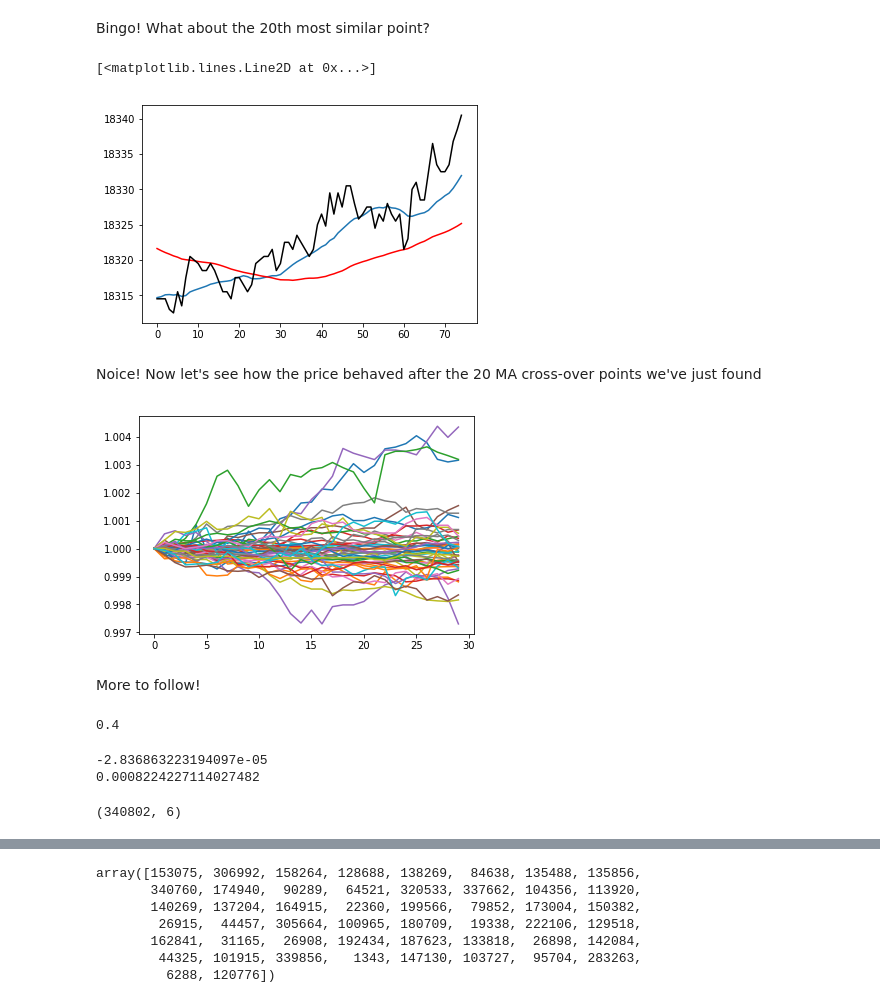
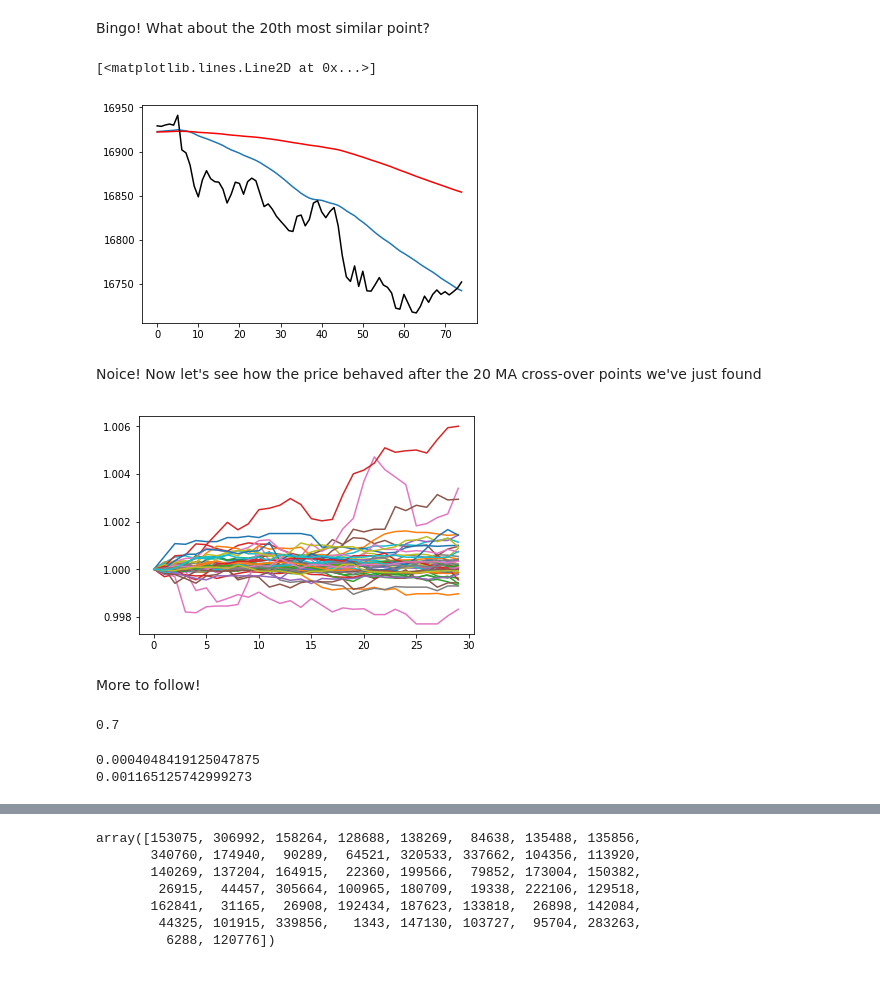
Before and after one commit to Karagul/TekNNical, a Jupyter notebook: preliminary_notes.ipynb, the cells around one changed output, grey strips where cells are left out. Cells and saved outputs as stored; diff of their text form; code cells hidden in the pictures.

```diff
--- a/preliminary_notes.ipynb
+++ b/preliminary_notes.ipynb
@@ -51,19 +51,24 @@ def similarity(MA_periods,window_size,price_dataframe,quantity):
     mov_av=np.ones((MA_periods[1],))/MA_periods[1]
     MA2=np.convolve(price, mov_av, mode='valid')
     MA2=np.hstack((np.zeros(MA_periods[1]-1),MA2))
-    reference=np.linspace(-1,.0,window_size)
+    reference=np.linspace(-1,0.5,window_size)
+    referenceMA=MA1[-window_size:]
+    referenceP=price[-window_size:]
     dMA=MA2-MA1
     ref_norm=LA.norm(reference)
+    refMA_norm=LA.norm(referenceMA)
+    refP_norm=LA.norm(referenceP)
     r=np.zeros(len(MA1))
     for i in range(max(max(MA_periods),window_size),len(dMA)-2*window_size):
-        r[i]=np.dot(reference,dMA[i-window_size/2:i+window_size/2])/(ref_norm*LA.norm(dMA[i-window_size/2:i+window_size/2]))
-#        r[i]=np.dot(reference-dMA[i-window_size/2:i+window_size/2],reference-dMA[i-window_size/2:i+window_size/2])
+        r[i]=np.dot(reference,dMA[i-window_size:i])/(ref_norm*LA.norm(dMA[i-window_size:i]))
+        #r[i]=r[i]+np.dot(referenceP,price[i-window_size:i])/(refP_norm*LA.norm(price[i-window_size:i]))
+        #r[i]=r[i]+np.dot(referenceP-price[i-window_size:i],referenceP-price[i-window_size:i])
     return MA1,MA2,r
 # %% [markdown]
 Let's try to find the cross over points between the 10 min MA and the 30 min one, looking for a cross-over time of 50 minutes
 # %%
 window=60
-MA1,MA2,r=similarity((15,60),window,ph,'close')
+MA1,MA2,r=similarity((10,60),window,ph,'close')
 # %% [markdown]
 r contains the value of the similarity function over time. We can sort this vector to find the clearest cross-over points (when using a cosine similarity we are looking for values as close as possible to 1). Let's say we want to find the k=20 best cross-over instances over the historical data
 # %%
@@ -107,34 +117,30 @@ plt.plot(price[i3[0]-30:i3[0]+30,4],'black')
 # %% [markdown]
 Bingo! What about the 20th most similar point?
 # %%
-plt.plot(MA1[i3[1]-25:i3[1]+50])
-plt.plot(MA2[i3[1]-25:i3[1]+50],'red')
-plt.plot(price[i3[1]-25:i3[1]+50,4],'black')
+plt.plot(MA1[i3[0]-25:i3[0]+50])
+plt.plot(MA2[i3[0]-25:i3[0]+50],'red')
+plt.plot(price[i3[0]-25:i3[0]+50,4],'black')
 # %% [output]
 [<matplotlib.lines.Line2D at 0x...>]
-[figure, old version]
+[figure, new version]
 # %% [markdown]
 Noice! Now let's see how the price behaved after the 20 MA cross-over points we've just found
 # %%
 cross_over_prices=np.zeros((30,k))
 for j in range(len(i3)):
-    cross_over_prices[:,j]=price[i3[j]+window/2:i3[j]+window/2+30,4]/price[i3[j]+window/2,4]-1.0
-    plt.plot(price[i3[j]+window/2:i3[j]+window/2+30,4]/price[i3[j]+window/2,4])
+    cross_over_prices[:,j]=price[i3[j]:i3[j]+30,4]/price[i3[j],4]-1.0
+    plt.plot(price[i3[j]:i3[j]+30,4]/price[i3[j],4])
 # %% [output]
-[figure, old version]
+[figure, new version]
 # %% [markdown]
 More to follow!
 # %%
 (cross_over_prices[15,:]>0).sum()/float(k)
 # %% [output]
-0.4
+0.7
 # %%
-print cross_over_prices[15,:].mean()
-print cross_over_prices[15,:].std()
+print cross_over_prices[29,:].mean()
+print cross_over_prices[29,:].std()
 # %% [output]
--2.836863223194097e-05
-0.0008224227114027482
+0.0004048419125047875
+0.001165125742999273
-# %%
-price.shape
-# %% [output]
-(340802, 6)
```
Also changed, not shown: parts of 4 cells of this notebook.
